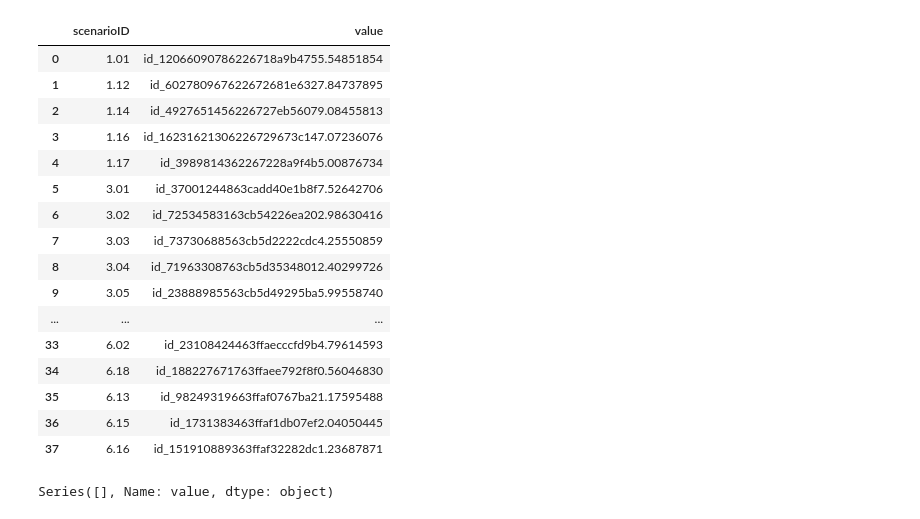
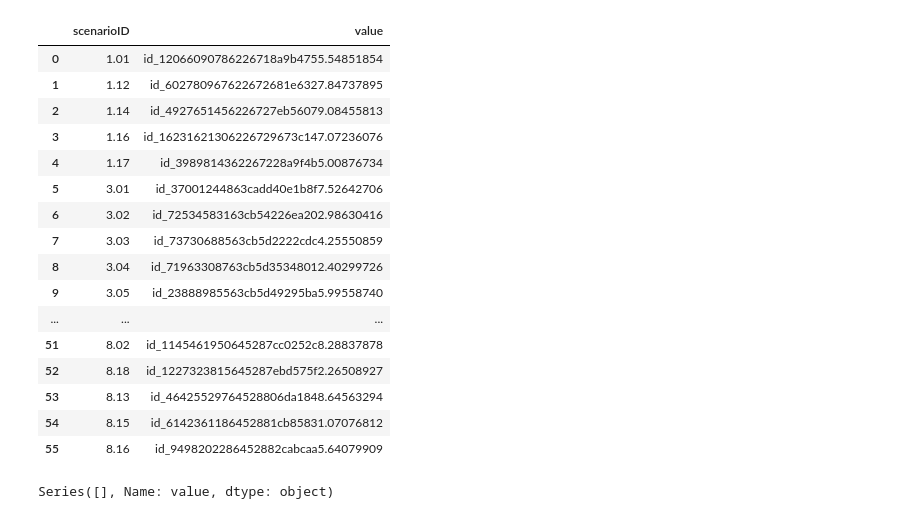
Before and after one commit to WFRCAnalytics/TDM-VAL-Scenario-Comparison-Toolbox, a Jupyter notebook: 2.1-TotalTDMTool/A-OldDataReformatAndPrepForApp.ipynb, the cells around one changed output. Saved outputs shown, nothing was run; the diff lists cells and outputs as text; code cells hidden in the pictures.

```diff
--- a/2.1-TotalTDMTool/A-OldDataReformatAndPrepForApp.ipynb
+++ b/2.1-TotalTDMTool/A-OldDataReformatAndPrepForApp.ipynb
@@ -405,39 +334,57 @@ dfBigQueryToWAB = pd.DataFrame([
     [5.01, 'v9 Beta MC Calib-r2 BY 2019' ],
     [5.02, 'v9 Beta MC Calib-r2 BY 2023' ],
     [5.18, 'v9 Beta MC Calib-r2 TIP 2028'],
     [5.13, 'v9 Beta MC Calib-r2 RTP 2032'],
     [5.15, 'v9 Beta MC Calib-r2 RTP 2042'],
     [5.16, 'v9 Beta MC Calib-r2 RTP 2050'],
     [6.01, 'v8.3.2 2023-02-28 BY 2019'   ],
     [6.02, 'v8.3.2 2023-02-28 BY 2023'   ],
     [6.18, 'v8.3.2 2023-02-28 TIP 2028'  ],
     [6.13, 'v8.3.2 2023-02-28 RTP 2032'  ],
     [6.15, 'v8.3.2 2023-02-28 RTP 2042'  ],
-    [6.16, 'v8.3.2 2023-02-28 RTP 2050'  ]
+    [6.16, 'v8.3.2 2023-02-28 RTP 2050'  ],
+    [7.01, 'v9 2023-04-14 BY 2019'       ],
+    [7.02, 'v9 2023-04-14 BY 2023'       ],
+    [7.03, 'v9 2023-04-14 RTP+EF 2032'   ],
+    [7.04, 'v9 2023-04-14 RTP+EF 2042'   ],
+    [7.05, 'v9 2023-04-14 RTP+EF 2050'   ],
+    [7.09, 'v9 2023-04-14 No Build 2032' ],
+    [7.10, 'v9 2023-04-14 No Build 2042' ],
+    [7.11, 'v9 2023-04-14 No Build 2050' ],
+    [7.18, 'v9 2023-04-14 TIP 2028'      ],
+    [7.13, 'v9 2023-04-14 RTP 2032'      ],
+    [7.15, 'v9 2023-04-14 RTP 2042'      ],
+    [7.16, 'v9 2023-04-14 RTP 2050'      ],
+    [8.01, 'v9 2023-04-28 BY 2019'       ],
+    [8.02, 'v9 2023-04-28 BY 2023'       ],
+    [8.18, 'v9 2023-04-28 TIP 2028'      ],
+    [8.13, 'v9 2023-04-28 RTP 2032'      ],
+    [8.15, 'v9 2023-04-28 RTP 2042'      ],
+    [8.16, 'v9 2023-04-28 RTP 2050'      ]
 ],columns=('scenarioID', 'label'))
 #display(dfBigQueryToWAB)
 
 dfJoin = pd.DataFrame.merge(dfBigQueryToWAB,dfWABScenarios,on='label',how='left')
 dfJoin = dfJoin[['scenarioID','value']]
 dfJoin
 # %% [output]
 |  | scenarioID | value |
 | 0 | 1.01 | id_12066090786226718a9b4755.54851854 |
 | 1 | 1.12 | id_602780967622672681e6327.84737895 |
 | 2 | 1.14 | id_4927651456226727eb56079.08455813 |
 | 3 | 1.16 | id_16231621306226729673c147.07236076 |
 | 4 | 1.17 | id_3989814362267228a9f4b5.00876734 |
 | 5 | 3.01 | id_37001244863cadd40e1b8f7.52642706 |
 | 6 | 3.02 | id_72534583163cb54226ea202.98630416 |
 | 7 | 3.03 | id_73730688563cb5d2222cdc4.25550859 |
 | 8 | 3.04 | id_71963308763cb5d35348012.40299726 |
 | 9 | 3.05 | id_23888985563cb5d49295ba5.99558740 |
 | ... | ... | ... |
-| 33 | 6.02 | id_23108424463ffaecccfd9b4.79614593 |
-| 34 | 6.18 | id_188227671763ffaee792f8f0.56046830 |
-| 35 | 6.13 | id_98249319663ffaf0767ba21.17595488 |
-| 36 | 6.15 | id_1731383463ffaf1db07ef2.04050445 |
-| 37 | 6.16 | id_151910889363ffaf32282dc1.23687871 |
+| 51 | 8.02 | id_1145461950645287cc0252c8.28837878 |
+| 52 | 8.18 | id_1227323815645287ebd575f2.26508927 |
+| 53 | 8.13 | id_46425529764528806da1848.64563294 |
+| 54 | 8.15 | id_6142361186452881cb85831.07076812 |
+| 55 | 8.16 | id_9498202286452882cabcaa5.64079909 |
 # %%
 dfJoin[dfJoin['scenarioID']==2].value
 # %% [output]
```
Also changed, not shown: parts of 19 cells of this notebook, 3 other files.
